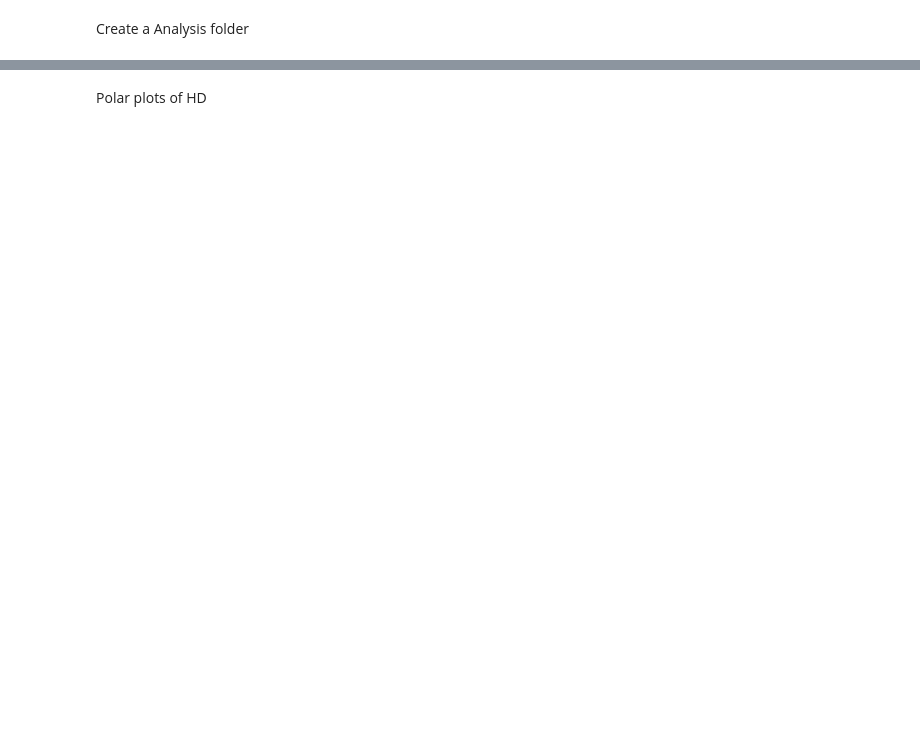
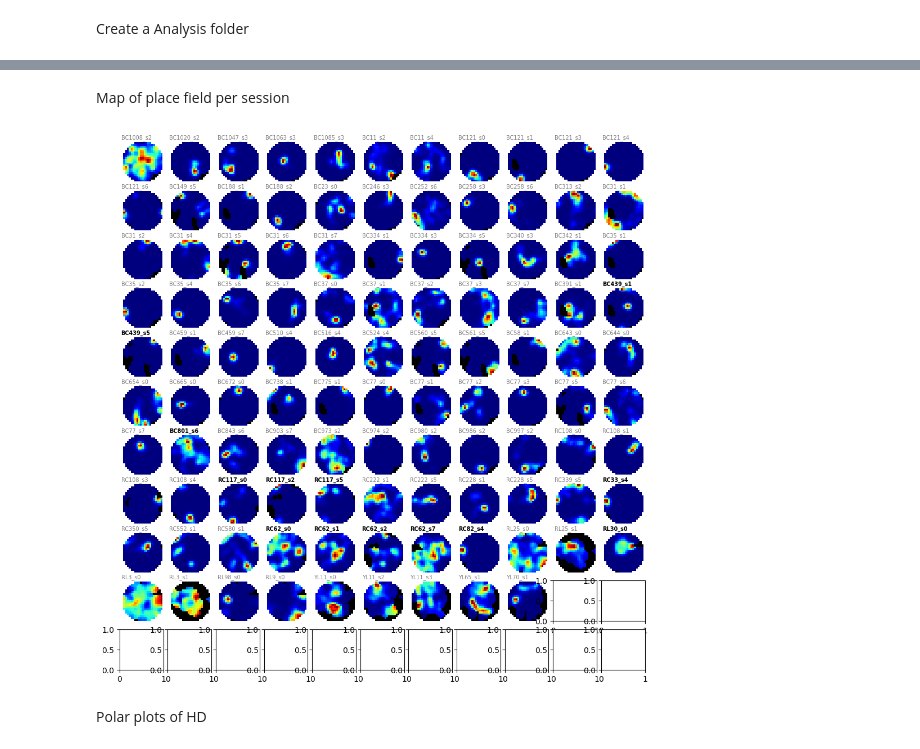
Before and after one commit to melodieborel/HayLabAnalysis, a Jupyter notebook: python/_DLC&MINI_3_detect_place&HD_cells.ipynb, the cells around one changed output, grey strips where cells are left out. Saved outputs shown, nothing was run; the diff lists cells and outputs as text; code cells hidden in the pictures; blank space fills up the shorter version.

```diff
--- a/python/_DLC&MINI_3_detect_place&HD_cells.ipynb
+++ b/python/_DLC&MINI_3_detect_place&HD_cells.ipynb
@@ -2846,0 +1116,20 @@ plt.show()
+# %%
+selected_keys = random.sample(list(Spatial_info.keys()), 64)
+
+Spatial_info_extract = {k: Spatial_info[k] for k in selected_keys}
+PlaceCell_info_extract = {k: PlaceCell_info[k] for k in selected_keys}
+HeadDirection_info_extract = {k: HeadDirection_info[k] for k in selected_keys}
+Roll_info_extract = {k: Roll_info[k] for k in selected_keys}
+Pitch_info_info_extract = {k: Pitch_info[k] for k in selected_keys}
+Yaw_info_extract = {k: Yaw_info[k] for k in selected_keys}
+Speed_info_extract = {k: Speed_info[k] for k in selected_keys}
+AHV_info_extract = {k: AHV_info[k] for k in selected_keys}
+
+selected_keys_ = [s + "_" for s in selected_keys]
+PlaceCell_infoSess_extract = {k: v for k, v in PlaceCell_infoSess.items()if any(k.startswith(p) for p in selected_keys_)}
+HeadDirection_infoSess_extract = {k: v for k, v in HeadDirection_infoSess.items()if any(k.startswith(p) for p in selected_keys_)}
+Roll_infoSess_extract = {k: v for k, v in Roll_infoSess.items()if any(k.startswith(p) for p in selected_keys_)}
+Pitch_infoSess_extract = {k: v for k, v in Pitch_infoSess.items()if any(k.startswith(p) for p in selected_keys_)}
+Yaw_infoSess_extract = {k: v for k, v in Yaw_infoSess.items()if any(k.startswith(p) for p in selected_keys_)}
+AHV_infoSess_extract = {k: v for k, v in AHV_infoSess.items()if any(k.startswith(p) for p in selected_keys_)}
+Speed_infoSess_extract = {k: v for k, v in Speed_infoSess.items()if any(k.startswith(p) for p in selected_keys_)}
@@ -2847,3 +1183,55 @@ plt.show()
+# %% [markdown]
+Map of place field per session
+# %%
+sorted_keys = sorted(PlaceCell_infoSess_extract.keys())
+PlaceCell_infoSess_extract = {key: PlaceCell_infoSess_extract[key] for rank, key in enumerate(sorted_keys)}
+
+nb_subplot=len(PlaceCell_infoSess_extract.keys())
+rows = int(np.ceil(np.sqrt(nb_subplot)))  # Rows: ceil(sqrt(X))
+cols = int(np.ceil(np.sqrt(nb_subplot)))  # Columns: floor(sqrt(X))
+
+fig, axs = plt.subplots(rows, cols, figsize=(10, 10))
+axs = axs.flatten()
+plt.tight_layout()
+
+sigma = 1  # Standard deviation for Gaussian kernel
+max_row = int(table_radius*2/square_size)+1
+max_col = int(table_radius*2/square_size)+1
+
+for nsubplot, nrsess in enumerate(PlaceCell_infoSess_extract.keys()):
+
+    # Mask outside circle
+    rows, cols = np.full((max_row, max_col),1).shape
+    center_row, center_col = rows // 2, cols // 2
+    radius = min(rows, cols) // 2
+    Y, X = np.ogrid[:rows, :cols]# Create a circular mask
+    dist_from_center = np.sqrt((X - center_col)**2 + (Y - center_row)**2)
+    mask = dist_from_center < radius
+    masked_array = np.where(mask, np.full((max_row, max_col),1), np.nan)# Apply mask: set values outside circle to NaN
+
+    # Draw map
+    axs[nsubplot].imshow(masked_array, cmap='Greys_r', origin='upper')
+    axs[nsubplot].imshow(PlaceCell_infoSess_extract[nrsess], cmap='jet', origin='upper')
+    axs[nsubplot].set_aspect('equal')
+    nr2='_'.join(nrsess.split('_')[:2])
+    nr=nrsess.split('_')[0]
+    clr= 'black' if nr in PlaceCellList else 'grey'
+    ftw = 'bold' if nr in PlaceCellList else 'normal'
+    axs[nsubplot].set_title(f'{nr2}', color = clr, pad=0, loc='left', fontweight=ftw, fontsize=7)
+    #axs[nsubplot].set_title(f'{nr2} ({np.round(Spatial_info[nr], 1)})', color = clr, pad=0, loc='left', fontweight=ftw, fontsize=7)
+
+    # Remove box (spines)
+    for spine in axs[nsubplot].spines.values():
+        spine.set_visible(False)
+    axs[nsubplot].set_xticks([])  # No x-axis ticks
+    axs[nsubplot].set_yticks([])  # No y-axis ticks
+
+# Adjust layout to avoid clipping
+fig.subplots_adjust(wspace=.1, hspace=.2)
+plt.savefig(f'{folder_to_save}/PlaceFields_extract.svg', format='svg', bbox_inches='tight', pad_inches=0, transparent=True)
+plt.show()
+# %% [output]
+[figure, added]
 # %% [markdown]
 Polar plots of HD
 # %%
```
Also changed, not shown: parts of 75 cells of this notebook, 6 other files.
